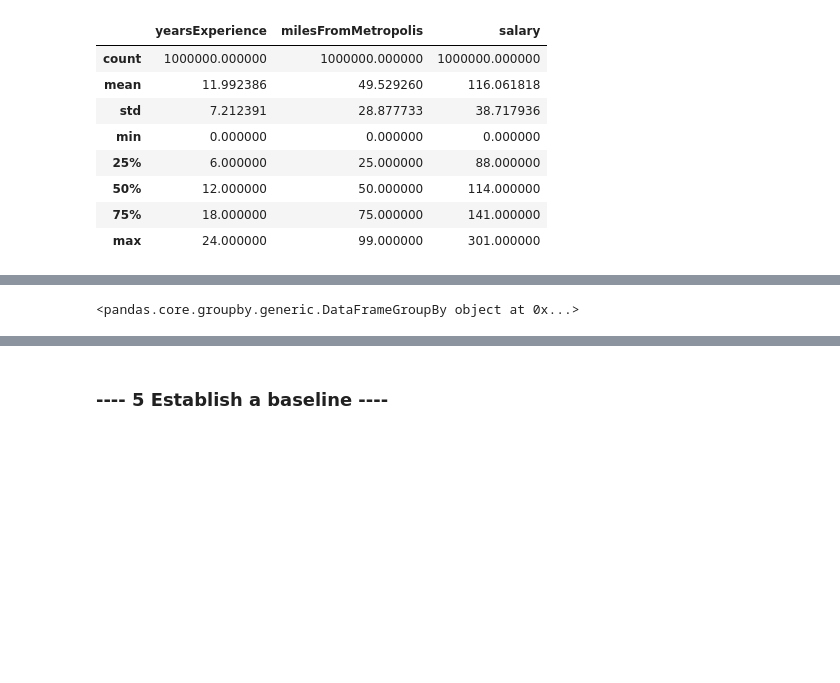
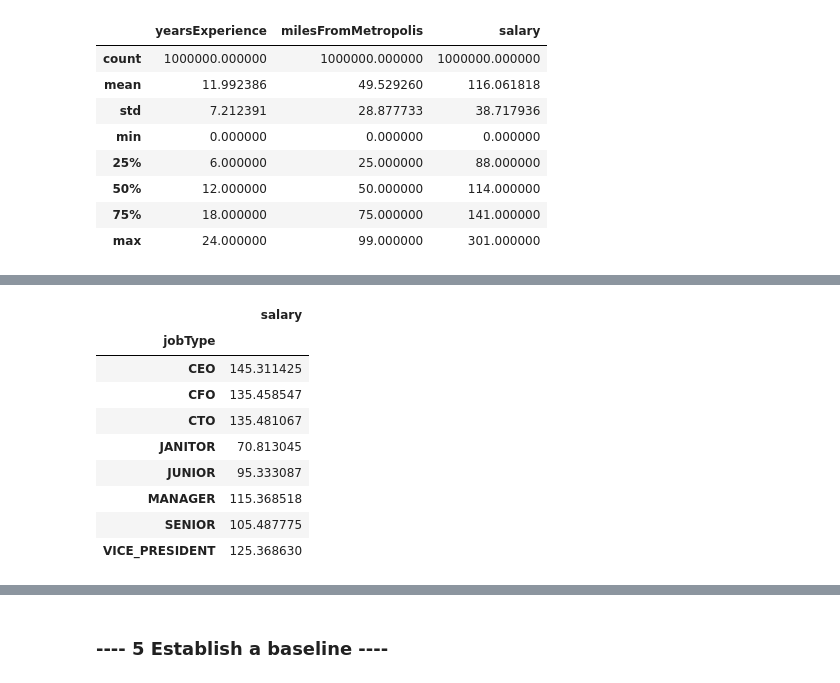
Before and after one commit to kartikathale/salarypredictionportfolio, a Jupyter notebook: Salary Prediction Notebook.ipynb, the cells around one changed output, grey strips where cells are left out. Drawn from its saved outputs; the diff is of its cells as text; code cells hidden in the pictures; blank space fills up the shorter version.

```diff
--- a/Salary Prediction Notebook.ipynb
+++ b/Salary Prediction Notebook.ipynb
@@ -259,4 +294,13 @@ array(['JOB1362684407687', 'JOB1362684407688', 'JOB1362684407689', ...,
 # %%
-train_df.groupby('jobType')
+train_df.groupby(['jobType'])[['salary']].mean()
 # %% [output]
-<pandas.core.groupby.generic.DataFrameGroupBy object at 0x...>
+|  | salary |
+| jobType |  |
+| CEO | 145.311425 |
+| CFO | 135.458547 |
+| CTO | 135.481067 |
+| JANITOR | 70.813045 |
+| JUNIOR | 95.333087 |
+| MANAGER | 115.368518 |
+| SENIOR | 105.487775 |
+| VICE_PRESIDENT | 125.368630 |
```
Also changed, not shown: parts of 17 cells of this notebook.
